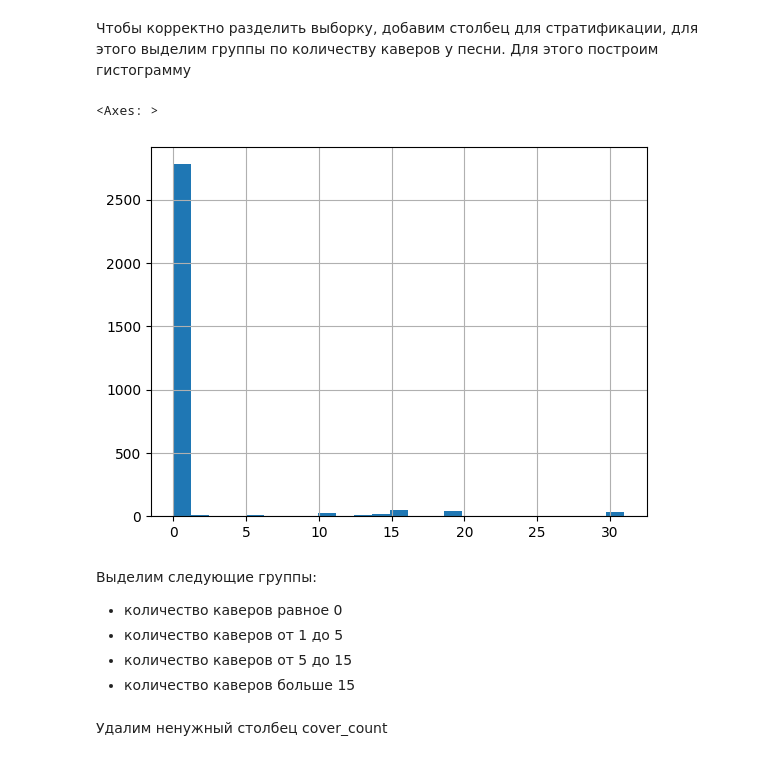
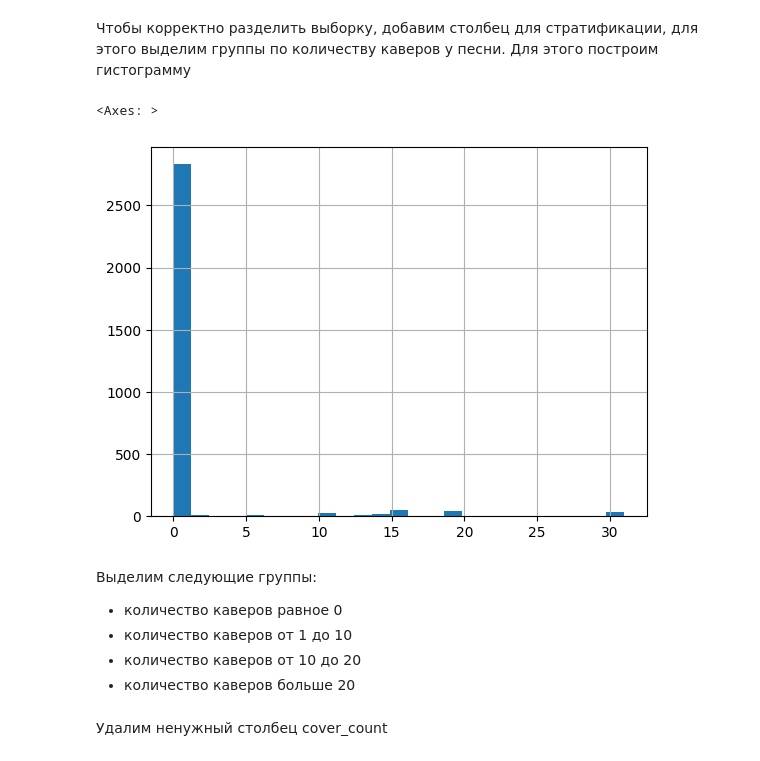
Before and after one commit to Musical-Detectives-Team/hakaton_yandex_music, a Jupyter notebook: preprocessing.ipynb, the cells around one changed output. Cells and saved outputs as stored; diff of their text form; code cells hidden in the pictures.

```diff
--- a/preprocessing.ipynb
+++ b/preprocessing.ipynb
@@ -291,0 +281,3 @@ df_union.to_csv(PATH_SAVE_UNITED_DF, index=False)
+# %%
+df_task_2 = df_union.dropna(subset='original_track_id')
+df_task_2 = df_task_2[df_task_2['missing_text'] == 0]
@@ -291,0 +286,2 @@ df_union.to_csv(PATH_SAVE_UNITED_DF, index=False)
+# %%
+df_task_2 = df_task_2.drop('dttm', axis = 1)
@@ -292,3 +322,5 @@ df_union.to_csv(PATH_SAVE_UNITED_DF, index=False)
+# %%
+df_task_2 = df_task_2.reset_index(drop=True)
 # %% [markdown]
 Теперь нам нужно создать столбец в котором будут указаны все каверы / оригиналы для конкретного original_track_id и посчитать их количество
 # %%
@@ -309,6 +341,6 @@ def make_covers_column(df: pd.DataFrame, count_cover=True) -> pd.DataFrame:
     df_new['cover_list'] = df_new['cover_list'].apply(lambda x: ' '.join(x))
     return df_new
 # %%
-df_union = make_covers_column(df_union)
-df_union.head()
+df_task_2 = make_covers_column(df_task_2)
+df_task_2.head()
 # %% [output]
@@ -321,14 +354,14 @@ df_union.head()
 # %% [markdown]
 Чтобы корректно разделить выборку, добавим столбец для стратификации, для этого выделим группы по количеству каверов у песни. Для этого построим гистограмму
 # %%
-df_union['cover_count'].hist(bins=25)
+df_task_2['cover_count'].hist(bins=25)
 # %% [output]
 <Axes: >
-[figure, old version]
+[figure, new version]
 # %% [markdown]
 Выделим следующие группы:
 * количество каверов равное 0
-* количество каверов от 1 до 5
-* количество каверов от 5 до 15
-* количество каверов больше 15
+* количество каверов от 1 до 10
+* количество каверов от 10 до 20
+* количество каверов больше 20
 # %%
```
Also changed, not shown: parts of 31 cells of this notebook, 2 other files.
